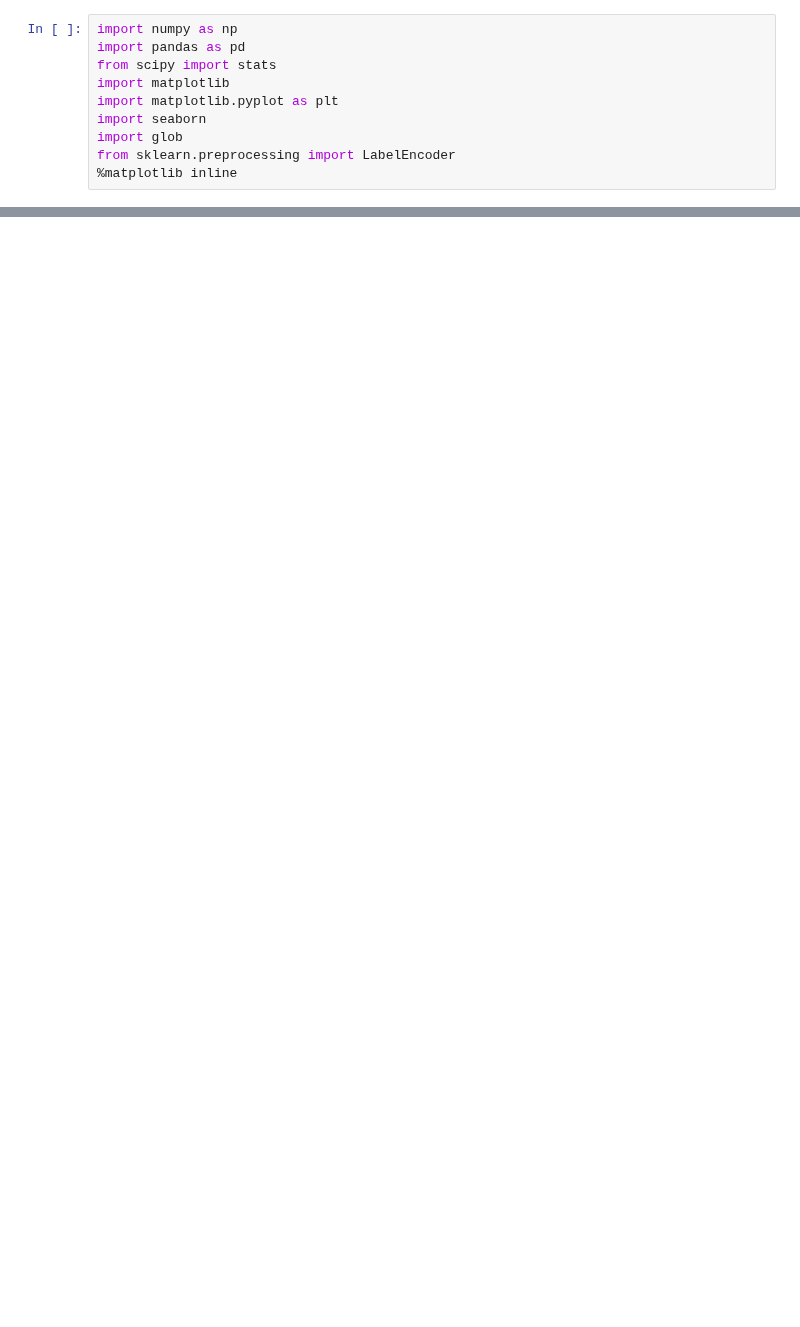
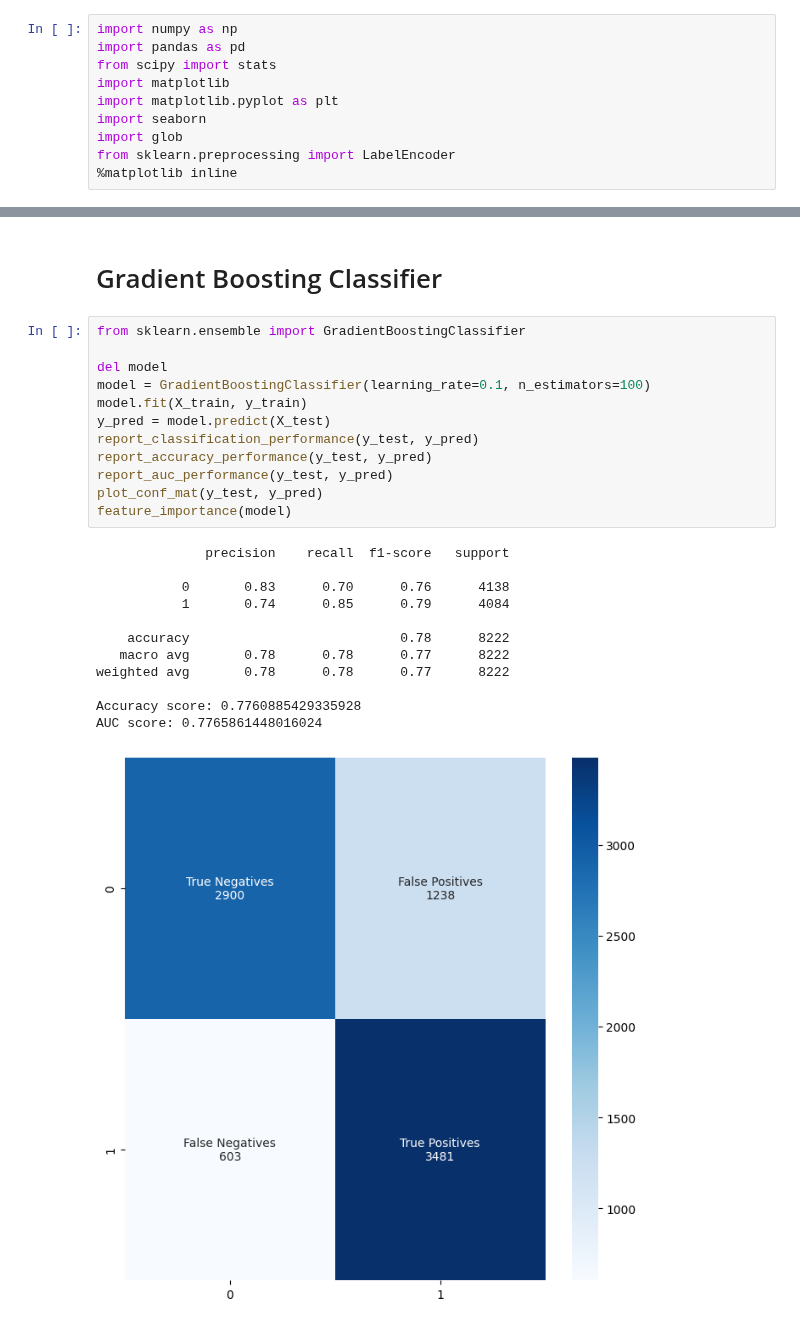
Before and after one commit to Mecowhy37/aai-exam-spotify-hits, a Jupyter notebook: project.ipynb, the cells around one changed output, grey strips where cells are left out. Drawn from its saved outputs; the diff is of its cells as text; blank space fills up the shorter version.

```diff
--- a/project.ipynb
+++ b/project.ipynb
@@ -103,0 +308,27 @@ sections
+# %% [markdown]
+# Gradient Boosting Classifier
+# %%
+from sklearn.ensemble import GradientBoostingClassifier
+
+del model
+model = GradientBoostingClassifier(learning_rate=0.1, n_estimators=100)
+model.fit(X_train, y_train)
+y_pred = model.predict(X_test)
+report_classification_performance(y_test, y_pred)
+report_accuracy_performance(y_test, y_pred)
+report_auc_performance(y_test, y_pred)
+plot_conf_mat(y_test, y_pred)
+feature_importance(model)
+# %% [output]
+              precision    recall  f1-score   support
+
+           0       0.83      0.70      0.76      4138
+           1       0.74      0.85      0.79      4084
+
+    accuracy                           0.78      8222
+   macro avg       0.78      0.78      0.77      8222
+weighted avg       0.78      0.78      0.77      8222
+
+Accuracy score: 0.7760885429335928
+AUC score: 0.7765861448016024
+[figure, added]
```
Also changed, not shown: parts of 29 cells of this notebook, 2 other files.
